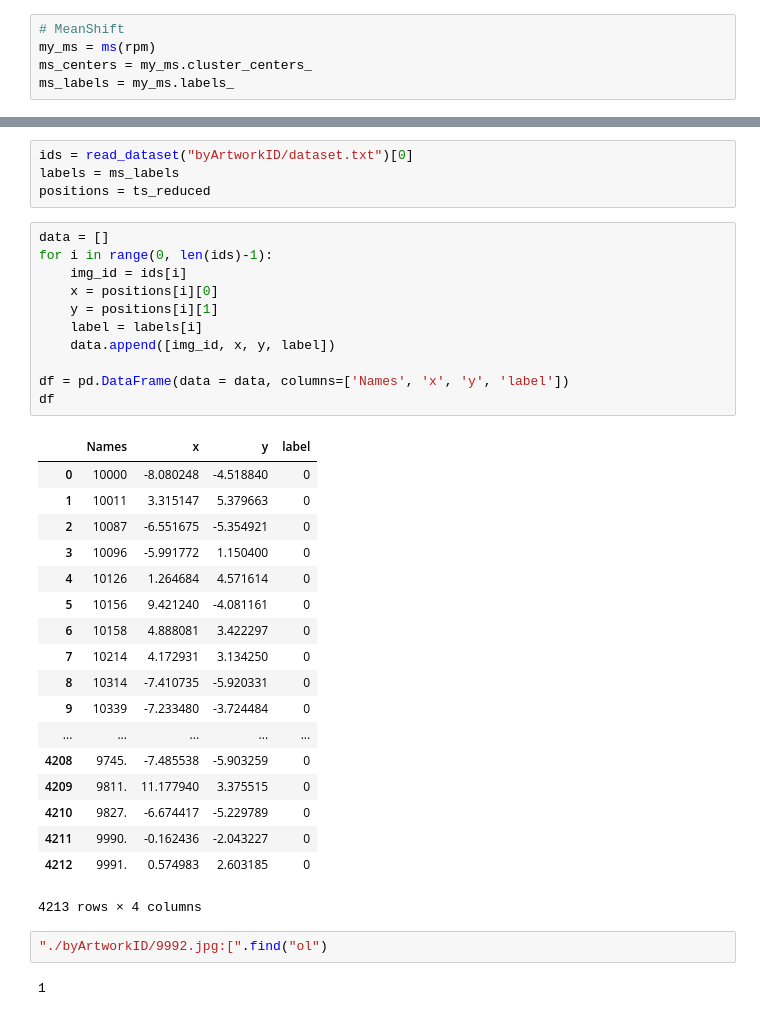
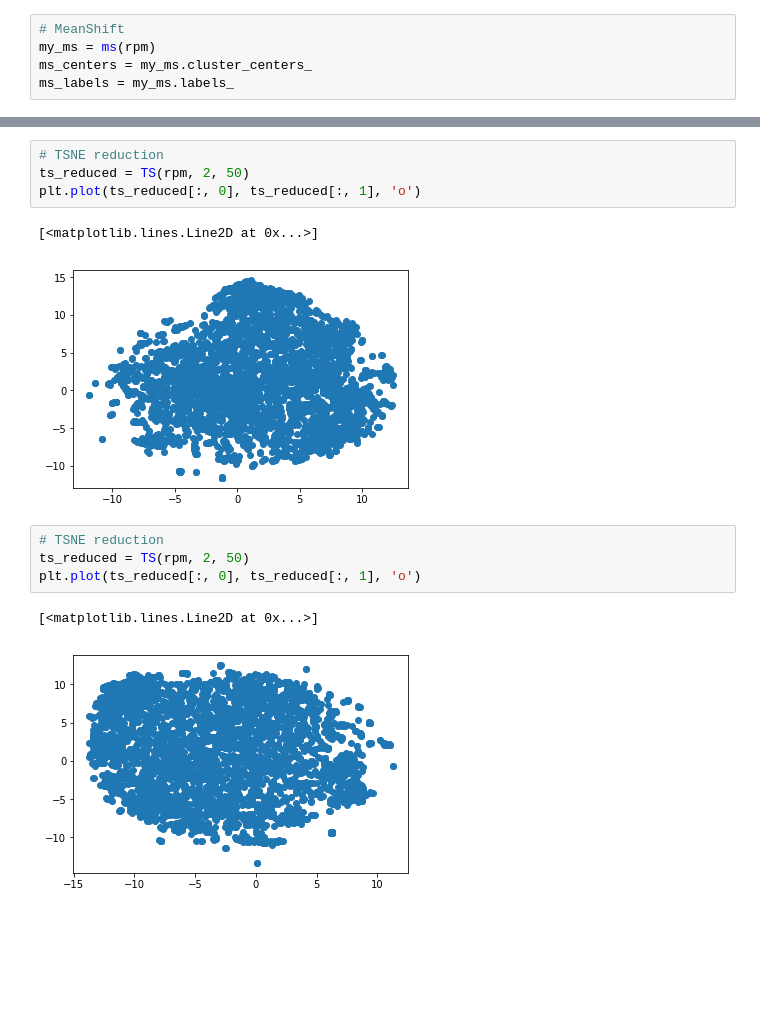
Before and after one commit to ptflores1/IIC1005-TareaGrande2, a Jupyter notebook: Tarea grande 2.ipynb, the cells around one changed output, grey strips where cells are left out. Drawn from its saved outputs; the diff is of its cells as text; blank space fills up the shorter version.

```diff
--- a/Tarea grande 2.ipynb
+++ b/Tarea grande 2.ipynb
@@ -106,38 +129,14 @@ l2 = [4,5,6]
-# %%
-ids = read_dataset("byArtworkID/dataset.txt")[0]
-labels = ms_labels
-positions = ts_reduced
-# %%
-data = []
-for i in range(0, len(ids)-1):
-    img_id = ids[i]
-    x = positions[i][0]
-    y = positions[i][1]
-    label = labels[i]
-    data.append([img_id, x, y, label])
-
-df = pd.DataFrame(data = data, columns=['Names', 'x', 'y', 'label'])
-df
-# %% [output]
-|  | Names | x | y | label |
-| 0 | 10000 | -8.080248 | -4.518840 | 0 |
-| 1 | 10011 | 3.315147 | 5.379663 | 0 |
-| 2 | 10087 | -6.551675 | -5.354921 | 0 |
-| 3 | 10096 | -5.991772 | 1.150400 | 0 |
-| 4 | 10126 | 1.264684 | 4.571614 | 0 |
-| 5 | 10156 | 9.421240 | -4.081161 | 0 |
-| 6 | 10158 | 4.888081 | 3.422297 | 0 |
-| 7 | 10214 | 4.172931 | 3.134250 | 0 |
-| 8 | 10314 | -7.410735 | -5.920331 | 0 |
-| 9 | 10339 | -7.233480 | -3.724484 | 0 |
-| ... | ... | ... | ... | ... |
-| 4208 | 9745. | -7.485538 | -5.903259 | 0 |
-| 4209 | 9811. | 11.177940 | 3.375515 | 0 |
-| 4210 | 9827. | -6.674417 | -5.229789 | 0 |
-| 4211 | 9990. | -0.162436 | -2.043227 | 0 |
-| 4212 | 9991. | 0.574983 | 2.603185 | 0 |
-4213 rows × 4 columns
-# %%
-"./byArtworkID/9992.jpg:[".find("ol")
-# %% [output]
-1
+# %%
+# TSNE reduction
+ts_reduced = TS(rpm, 2, 50)
+plt.plot(ts_reduced[:, 0], ts_reduced[:, 1], 'o')
+# %% [output]
+[<matplotlib.lines.Line2D at 0x...>]
+[figure, added]
+# %%
+# TSNE reduction
+ts_reduced = TS(rpm, 2, 50)
+plt.plot(ts_reduced[:, 0], ts_reduced[:, 1], 'o')
+# %% [output]
+[<matplotlib.lines.Line2D at 0x...>]
+[figure, added]
```
Also changed, not shown: parts of 10 cells of this notebook, 9 other files.
